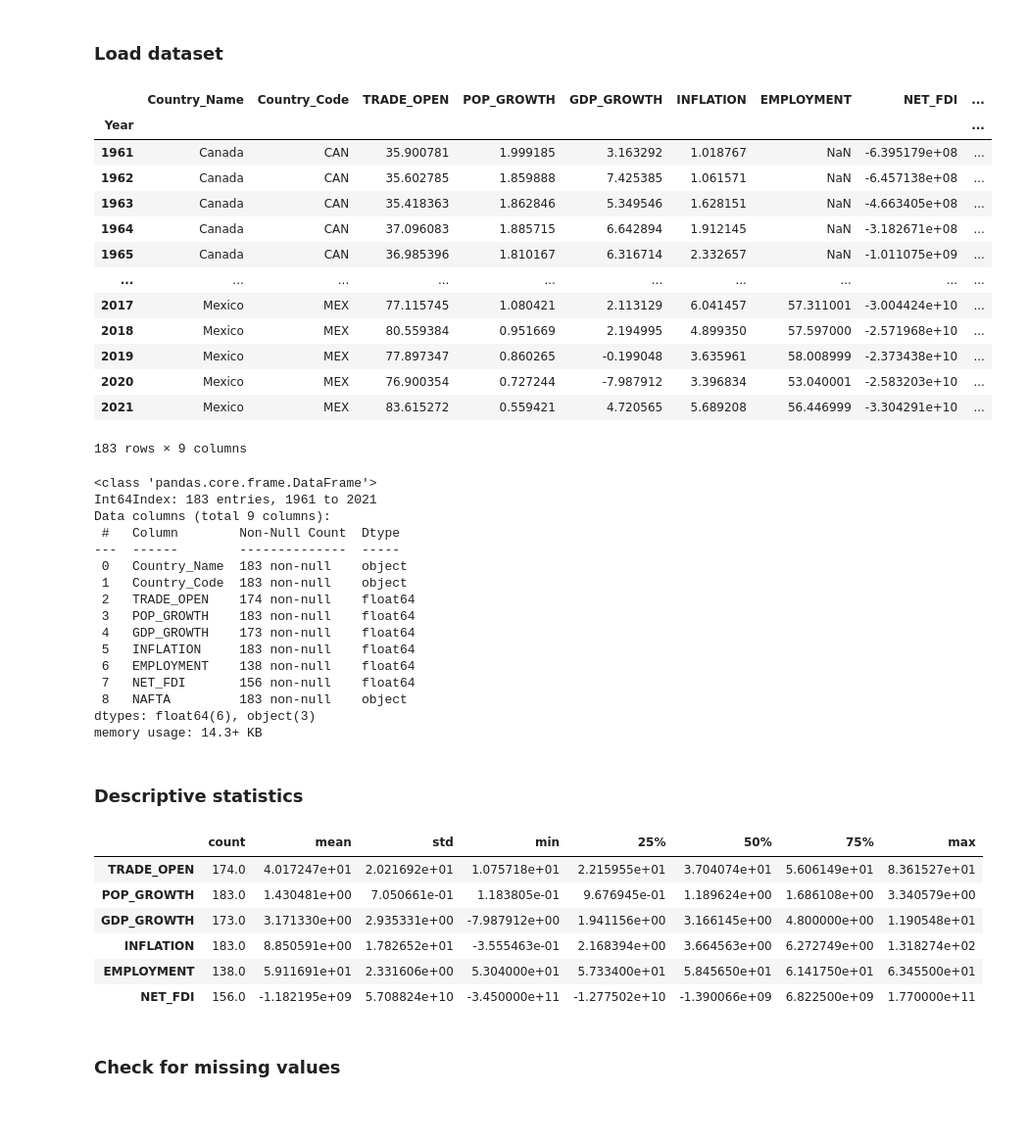
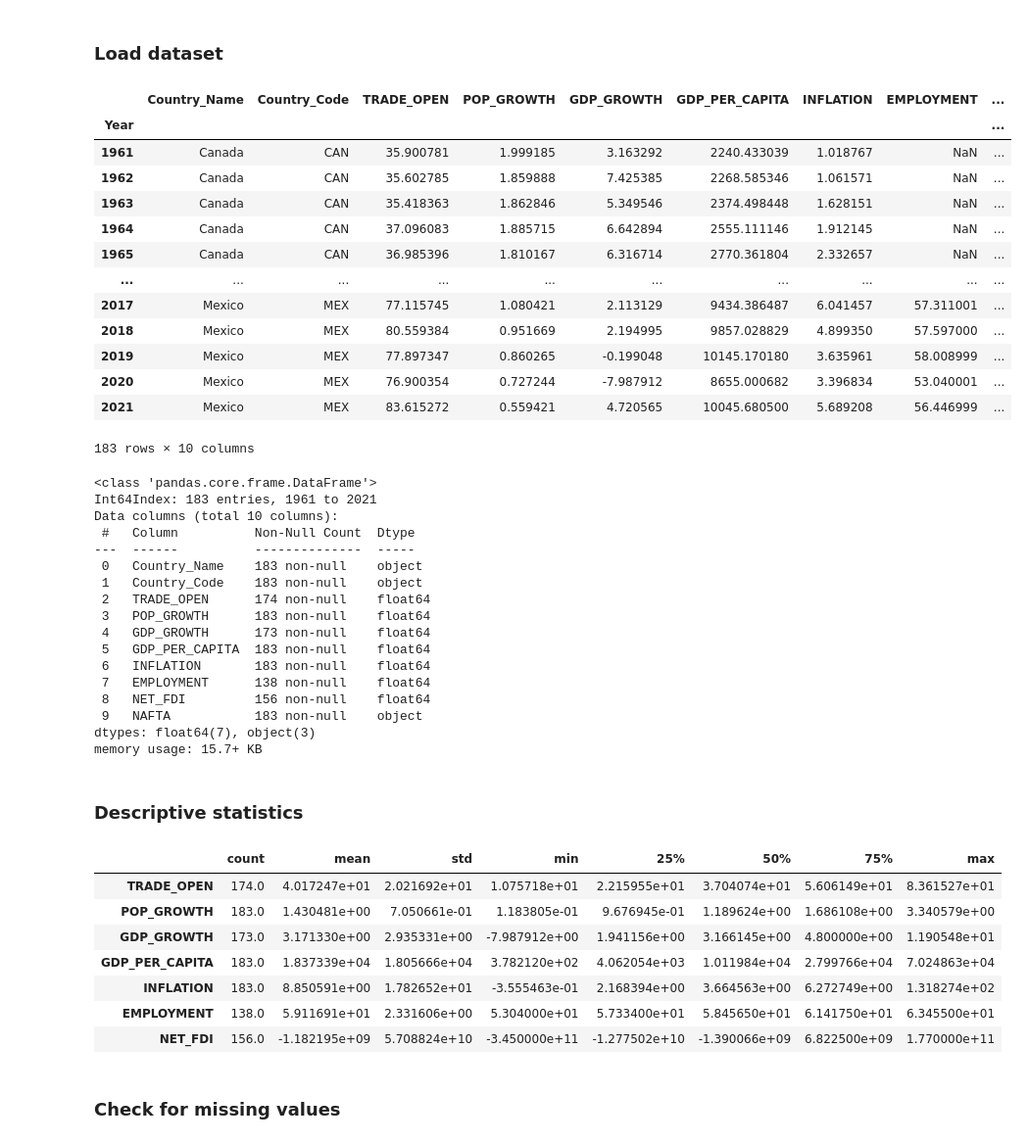
Before and after one commit to Tetteh96/ECON-611-Projects, a Jupyter notebook: ECON 611 Term Project/ECON 611 Term Project Proposal.ipynb, the cells around one changed output. Shown at 98% size. Saved outputs shown, nothing was run; the diff lists cells and outputs as text; code cells hidden in the pictures; blank space fills up the shorter version.

```diff
--- a/ECON 611 Term Project/ECON 611 Term Project Proposal.ipynb
+++ b/ECON 611 Term Project/ECON 611 Term Project Proposal.ipynb
@@ -63,52 +63,54 @@ from sklearn.preprocessing import OneHotEncoder
 # %%
 trade_df = pd.read_csv(r'Trade data.csv')
 trade_df.set_index('Year', inplace= True)
 column = {'Country Name' : 'Country_Name',
         'Country Code' : 'Country_Code',
         'Trade (% of GDP)' : 'TRADE_OPEN',
         'Population growth (annual %)' : 'POP_GROWTH',
         'GDP growth (annual %)' : 'GDP_GROWTH',
+        'GDP per capita' : 'GDP_PER_CAPITA',
         'Inflation, CPI (annual %)' : 'INFLATION',
         'Employment to population ratio, 15+' : 'EMPLOYMENT',
         'Net FDI(BoP, current US$)' : 'NET_FDI',
         'NAFTA Agreement' : 'NAFTA',
         }
 trade_df.rename(columns=column, inplace= True)
 trade_df
 # %% [output]
-|  | Country_Name | Country_Code | TRADE_OPEN | POP_GROWTH | GDP_GROWTH | INFLATION | EMPLOYMENT | NET_FDI | ... |
+|  | Country_Name | Country_Code | TRADE_OPEN | POP_GROWTH | GDP_GROWTH | GDP_PER_CAPITA | INFLATION | EMPLOYMENT | ... |
 | Year |  |  |  |  |  |  |  |  | ... |
-| 1961 | Canada | CAN | 35.900781 | 1.999185 | 3.163292 | 1.018767 | NaN | -6.395179e+08 | ... |
-| 1962 | Canada | CAN | 35.602785 | 1.859888 | 7.425385 | 1.061571 | NaN | -6.457138e+08 | ... |
-| 1963 | Canada | CAN | 35.418363 | 1.862846 | 5.349546 | 1.628151 | NaN | -4.663405e+08 | ... |
-| 1964 | Canada | CAN | 37.096083 | 1.885715 | 6.642894 | 1.912145 | NaN | -3.182671e+08 | ... |
-| 1965 | Canada | CAN | 36.985396 | 1.810167 | 6.316714 | 2.332657 | NaN | -1.011075e+09 | ... |
+| 1961 | Canada | CAN | 35.900781 | 1.999185 | 3.163292 | 2240.433039 | 1.018767 | NaN | ... |
+| 1962 | Canada | CAN | 35.602785 | 1.859888 | 7.425385 | 2268.585346 | 1.061571 | NaN | ... |
+| 1963 | Canada | CAN | 35.418363 | 1.862846 | 5.349546 | 2374.498448 | 1.628151 | NaN | ... |
+| 1964 | Canada | CAN | 37.096083 | 1.885715 | 6.642894 | 2555.111146 | 1.912145 | NaN | ... |
+| 1965 | Canada | CAN | 36.985396 | 1.810167 | 6.316714 | 2770.361804 | 2.332657 | NaN | ... |
 | ... | ... | ... | ... | ... | ... | ... | ... | ... | ... |
-| 2017 | Mexico | MEX | 77.115745 | 1.080421 | 2.113129 | 6.041457 | 57.311001 | -3.004424e+10 | ... |
-| 2018 | Mexico | MEX | 80.559384 | 0.951669 | 2.194995 | 4.899350 | 57.597000 | -2.571968e+10 | ... |
-| 2019 | Mexico | MEX | 77.897347 | 0.860265 | -0.199048 | 3.635961 | 58.008999 | -2.373438e+10 | ... |
-| 2020 | Mexico | MEX | 76.900354 | 0.727244 | -7.987912 | 3.396834 | 53.040001 | -2.583203e+10 | ... |
-| 2021 | Mexico | MEX | 83.615272 | 0.559421 | 4.720565 | 5.689208 | 56.446999 | -3.304291e+10 | ... |
+| 2017 | Mexico | MEX | 77.115745 | 1.080421 | 2.113129 | 9434.386487 | 6.041457 | 57.311001 | ... |
+| 2018 | Mexico | MEX | 80.559384 | 0.951669 | 2.194995 | 9857.028829 | 4.899350 | 57.597000 | ... |
+| 2019 | Mexico | MEX | 77.897347 | 0.860265 | -0.199048 | 10145.170180 | 3.635961 | 58.008999 | ... |
+| 2020 | Mexico | MEX | 76.900354 | 0.727244 | -7.987912 | 8655.000682 | 3.396834 | 53.040001 | ... |
+| 2021 | Mexico | MEX | 83.615272 | 0.559421 | 4.720565 | 10045.680500 | 5.689208 | 56.446999 | ... |
-183 rows × 9 columns
+183 rows × 10 columns
 # %%
 trade_df.info()
 # %% [output]
 <class 'pandas.core.frame.DataFrame'>
 Int64Index: 183 entries, 1961 to 2021
-Data columns (total 9 columns):
- #   Column        Non-Null Count  Dtype
----  ------        --------------  -----
- 0   Country_Name  183 non-null    object
- 1   Country_Code  183 non-null    object
- 2   TRADE_OPEN    174 non-null    float64
- 3   POP_GROWTH    183 non-null    float64
- 4   GDP_GROWTH    173 non-null    float64
- 5   INFLATION     183 non-null    float64
- 6   EMPLOYMENT    138 non-null    float64
- 7   NET_FDI       156 non-null    float64
- 8   NAFTA         183 non-null    object
-dtypes: float64(6), object(3)
-memory usage: 14.3+ KB
+Data columns (total 10 columns):
+ #   Column          Non-Null Count  Dtype
+---  ------          --------------  -----
+ 0   Country_Name    183 non-null    object
+ 1   Country_Code    183 non-null    object
+ 2   TRADE_OPEN      174 non-null    float64
+ 3   POP_GROWTH      183 non-null    float64
+ 4   GDP_GROWTH      173 non-null    float64
+ 5   GDP_PER_CAPITA  183 non-null    float64
+ 6   INFLATION       183 non-null    float64
+ 7   EMPLOYMENT      138 non-null    float64
+ 8   NET_FDI         156 non-null    float64
+ 9   NAFTA           183 non-null    object
+dtypes: float64(7), object(3)
+memory usage: 15.7+ KB
 # %% [markdown]
 ### Descriptive statistics
 # %%
@@ -118,6 +120,7 @@ trade_df.describe().T
 | TRADE_OPEN | 174.0 | 4.017247e+01 | 2.021692e+01 | 1.075718e+01 | 2.215955e+01 | 3.704074e+01 | 5.606149e+01 | 8.361527e+01 |
 | POP_GROWTH | 183.0 | 1.430481e+00 | 7.050661e-01 | 1.183805e-01 | 9.676945e-01 | 1.189624e+00 | 1.686108e+00 | 3.340579e+00 |
 | GDP_GROWTH | 173.0 | 3.171330e+00 | 2.935331e+00 | -7.987912e+00 | 1.941156e+00 | 3.166145e+00 | 4.800000e+00 | 1.190548e+01 |
+| GDP_PER_CAPITA | 183.0 | 1.837339e+04 | 1.805666e+04 | 3.782120e+02 | 4.062054e+03 | 1.011984e+04 | 2.799766e+04 | 7.024863e+04 |
 | INFLATION | 183.0 | 8.850591e+00 | 1.782652e+01 | -3.555463e-01 | 2.168394e+00 | 3.664563e+00 | 6.272749e+00 | 1.318274e+02 |
 | EMPLOYMENT | 138.0 | 5.911691e+01 | 2.331606e+00 | 5.304000e+01 | 5.733400e+01 | 5.845650e+01 | 6.141750e+01 | 6.345500e+01 |
 | NET_FDI | 156.0 | -1.182195e+09 | 5.708824e+10 | -3.450000e+11 | -1.277502e+10 | -1.390066e+09 | 6.822500e+09 | 1.770000e+11 |
```
Also changed, not shown: parts of 57 cells of this notebook.
